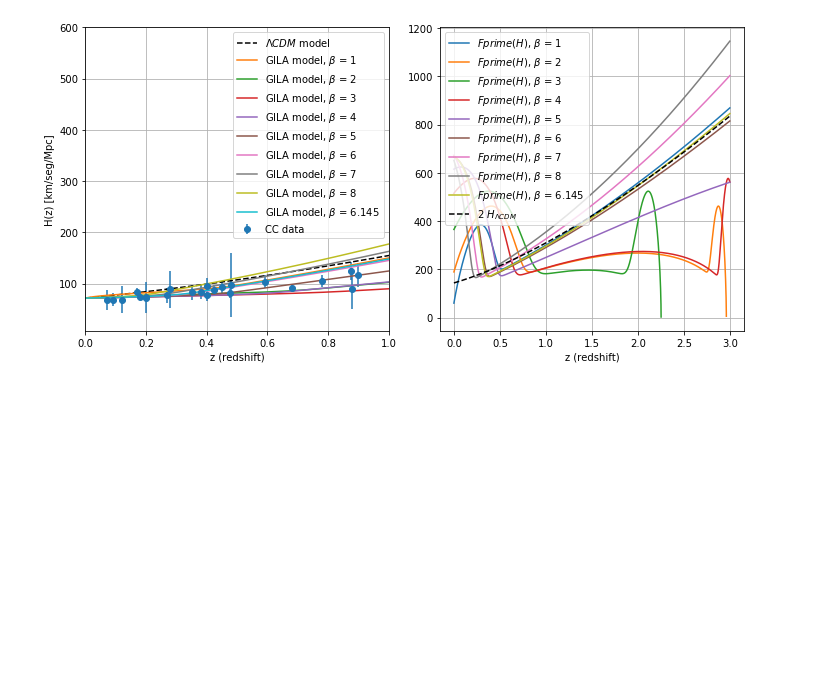
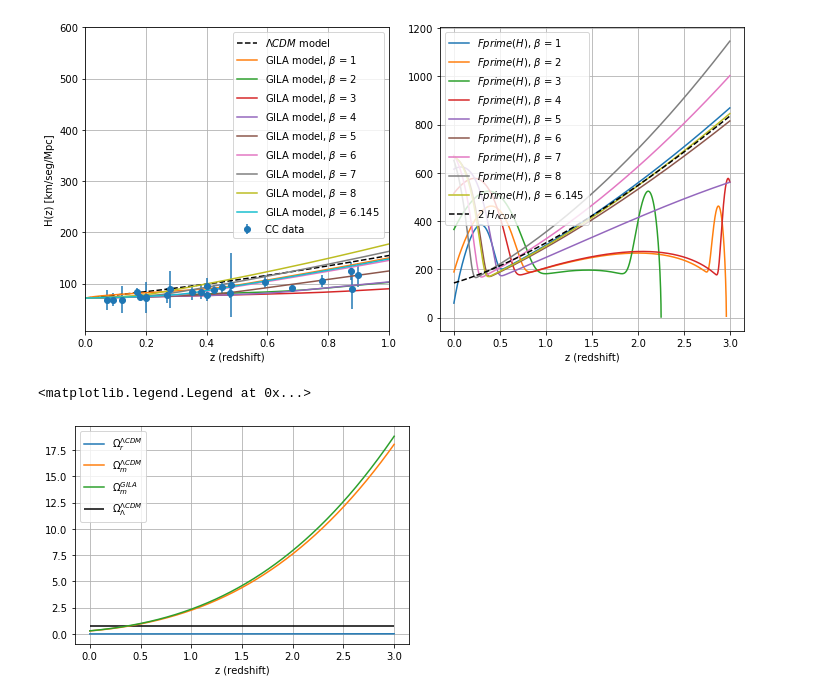
Before and after one commit to matiasleize/GC_MCMC, a Jupyter notebook: fr_mcmc/utils/test_integration_GILA.ipynb, the cells around one changed output. Cells and saved outputs as stored; diff of their text form; code cells hidden in the pictures; blank space fills up the shorter version.

Commit message:
plot omegas

```diff
--- a/fr_mcmc/utils/test_integration_GILA.ipynb
+++ b/fr_mcmc/utils/test_integration_GILA.ipynb
@@ -276,3 +276,27 @@ plt.tight_layout()
 plt.show()
 # %% [output]
 [figure]
+# %%
+M_abs = -19.281
+beta = 0.065
+H_0 = 72.379
+Omega_m_gila = 0.294
+Omega_m_lcdm = 0.282
+Omega_Lambda_lcdm = 0.718
+omega_r = 2.47e-5
+Omega_r_lcdm = omega_r/(H_0/100)**2
+
+import numpy as np
+import matplotlib.pyplot as plt
+zs = np.linspace(0,3,10**3)
+plt.figure()
+plt.grid()
+plt.plot(zs, Omega_r_lcdm * (1+zs)**4, label=r'$\Omega_r^{{\Lambda CDM}}$')
+plt.plot(zs, Omega_m_lcdm * (1+zs)**3, label=r'$\Omega_m^{{\Lambda CDM}}$')
+plt.hlines(Omega_Lambda_lcdm, 0, 3, label = r'$\Omega_{\Lambda}^{{\Lambda CDM}}$')
+plt.plot(zs, Omega_m_gila * (1+zs)**3, label=r'$\Omega_m^{{GILA}}$')
+plt.xlabel('z (redshift)')
+plt.legend()
+# %% [output]
+<matplotlib.legend.Legend at 0x...>
+[figure, added]
```
Also changed, not shown: 1 other file.
